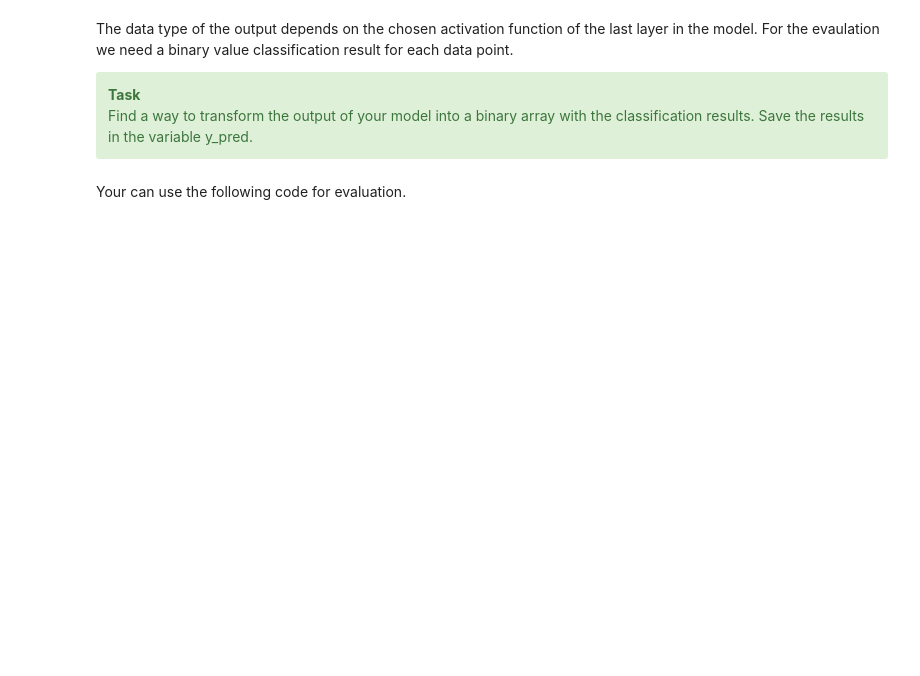
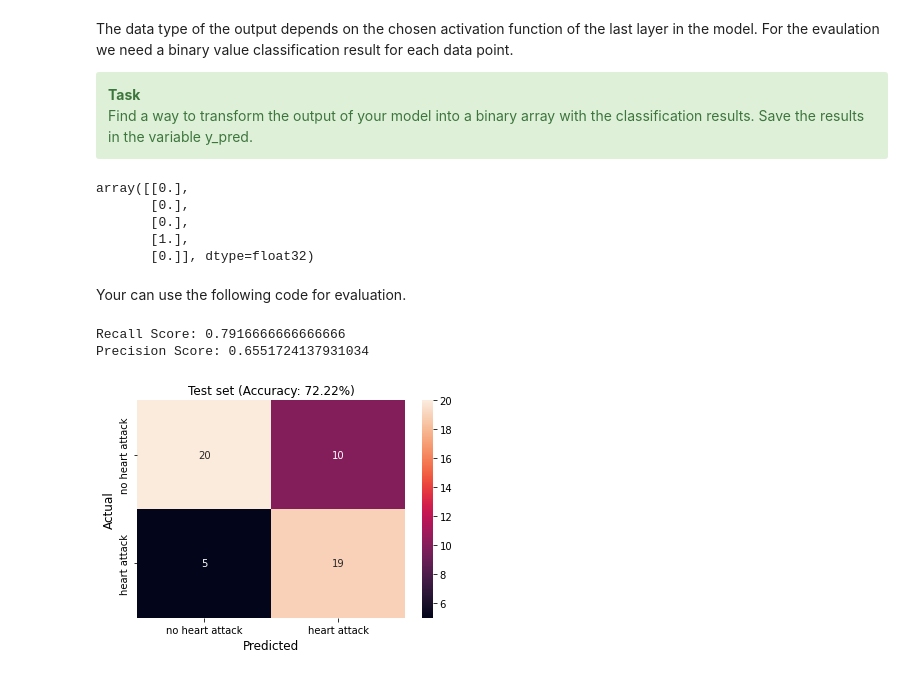
Before and after one commit to alpargur/machine-learning-101, a Jupyter notebook: dev/08-Neural-Networks/08-ANN.ipynb, the cells around one changed output. Cells and saved outputs as stored; diff of their text form; code cells hidden in the pictures; blank space fills up the shorter version.

```diff
--- a/dev/08-Neural-Networks/08-ANN.ipynb
+++ b/dev/08-Neural-Networks/08-ANN.ipynb
@@ -89,0 +101,9 @@ model.summary()
+# %%
+model = keras.models.Sequential()
+# Write Your Code Here
+model.add(keras.layers.Flatten(input_shape=[13]))
+model.add(keras.layers.Dense(250, activation='relu'))
+model.add(keras.layers.Dense(180, activation='relu'))
+model.add(keras.layers.Dense(1, activation='linear'))
+model.build()
+model.summary()
@@ -96,6 +141,10 @@ Compile your model using model.compile(). We want to use the already created Sto
 # %%
 optimizer = keras.optimizers.SGD(learning_rate=0.001)
 # Write Your Code Here
+model.compile(
+    loss='binary_crossentropy',
+    optimizer=optimizer,
+    metrics=['accuracy'])
 # %% [markdown]
 We now just test, if the definition works.
 
@@ -104,6 +153,11 @@ Fit the model to the training data and validate it with the test data. Start wit
 </div>
 # %%
 # Write Your Code Here
-
+history = model.fit(
+    X_train,
+    y_train,
+    epochs=30,
+    validation_data=(X_test, y_test)
+)
 
 keras.backend.clear_session()
@@ -144,14 +221,28 @@ y_pred = []
+# %%
+y_pred_output[y_pred_output < 0.5] = 0
+y_pred_output[y_pred_output >= 0.5] = 1
+y_pred_output[:5]
+# %% [output]
+array([[0.],
+       [0.],
+       [0.],
+       [1.],
+       [0.]], dtype=float32)
 # %%
 from sklearn.metrics import confusion_matrix, accuracy_score, precision_score, recall_score
 # %% [markdown]
 Your can use the following code for evaluation.
 # %%
 class_names=['no heart attack', 'heart attack']
-test_accuracy = accuracy_score(y_true=y_test, y_pred=y_pred)
-ax = sns.heatmap(confusion_matrix(y_test, y_pred), annot=True, fmt="d", yticklabels=class_names, xticklabels=class_names)
+test_accuracy = accuracy_score(y_true=y_test, y_pred=y_pred_output)
+ax = sns.heatmap(confusion_matrix(y_test, y_pred_output), annot=True, fmt="d", yticklabels=class_names, xticklabels=class_names)
 ax.set_title(f'Test set (Accuracy: {round(test_accuracy*100, 2)}%)')
 ax.set_xlabel('Predicted', fontsize=12)
 ax.set_ylabel('Actual', fontsize=12)
 ax.set_yticklabels(class_names, va='center')
-print('Recall Score:', recall_score(y_test, y_pred))
-print('Precision Score:', precision_score(y_test, y_pred))
+print('Recall Score:', recall_score(y_test, y_pred_output))
+print('Precision Score:', precision_score(y_test, y_pred_output))
+# %% [output]
+Recall Score: 0.7916666666666666
+Precision Score: 0.6551724137931034
+[figure, added]
```
Also changed, not shown: parts of 15 cells of this notebook, 1 other file.
